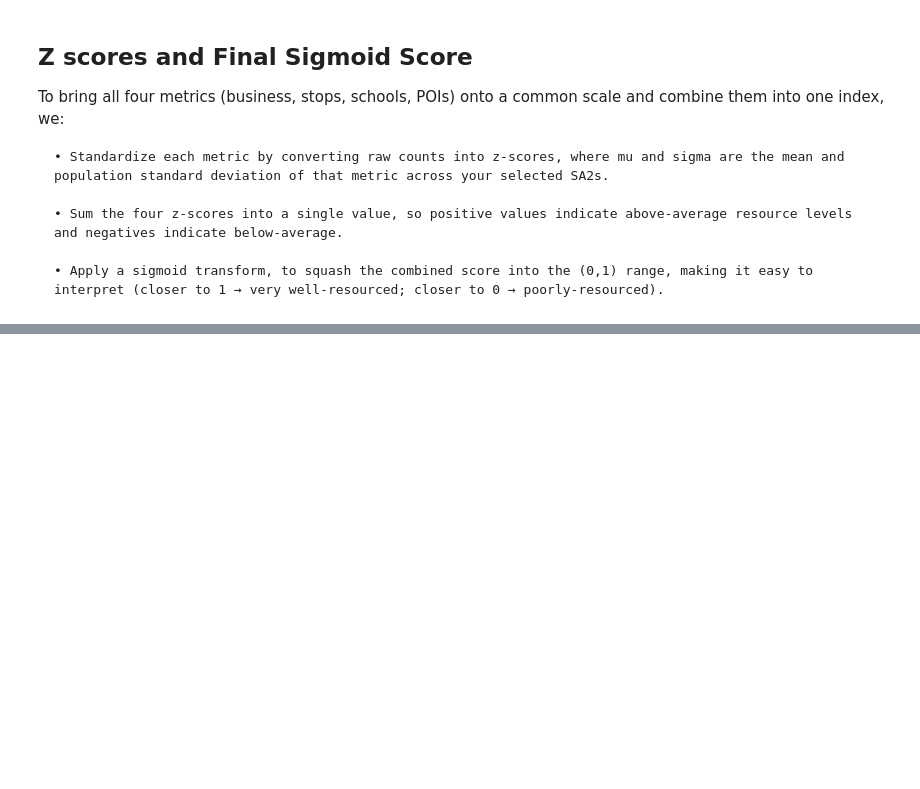
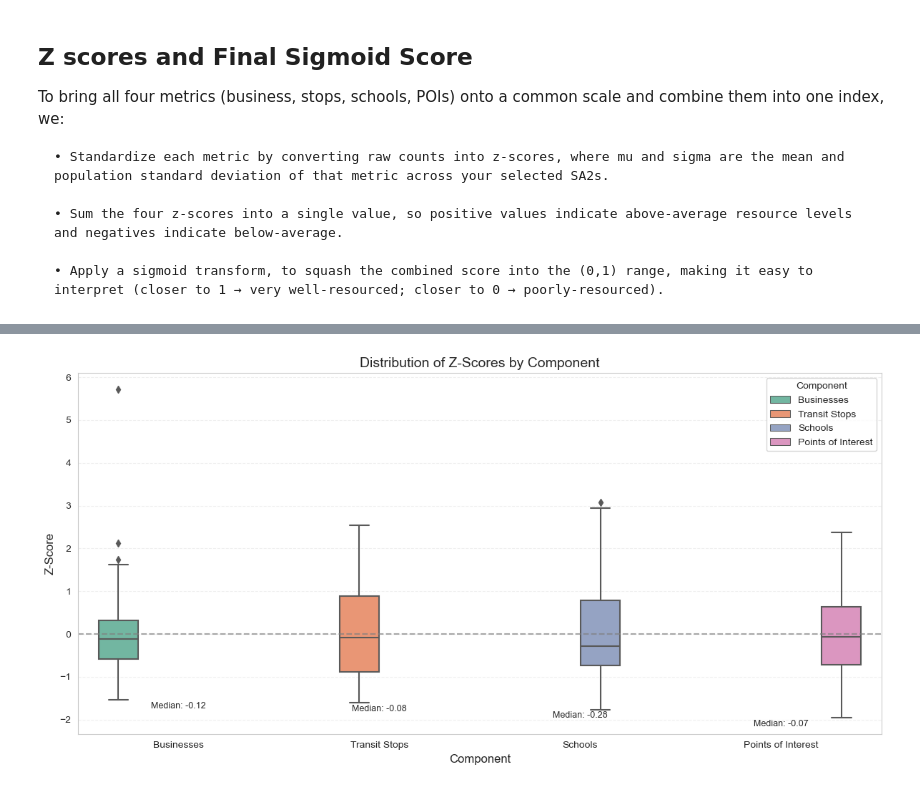
Before and after one commit to modithebest/DATA_ASSIGNMENT, a Jupyter notebook: task1.ipynb, the cells around one changed output, grey strips where cells are left out. Cells and saved outputs as stored; diff of their text form; code cells hidden in the pictures; blank space fills up the shorter version.

```diff
--- a/task1.ipynb
+++ b/task1.ipynb
@@ -990,0 +1198,56 @@ print(summary_df.head())
+# %%
+# Get the z-scores data
+components_df = pd.read_sql(text("""
+    SELECT
+        sa2_name,
+        z_business,
+        z_stops,
+        z_schools,
+        z_poi,
+        well_resourced_score
+    FROM public.sa2_summary
+    ORDER BY well_resourced_score DESC
+"""), conn)
+
+# Melt the dataframe for easier plotting
+melted_df = pd.melt(components_df,
+                    id_vars=['sa2_name', 'well_resourced_score'],
+                    value_vars=['z_business', 'z_stops', 'z_schools', 'z_poi'],
+                    var_name='Component',
+                    value_name='Z-Score')
+
+# Create more readable component names
+component_names = {
+    'z_business': 'Businesses',
+    'z_stops': 'Transit Stops',
+    'z_schools': 'Schools',
+    'z_poi': 'Points of Interest'
+}
+melted_df['Component'] = melted_df['Component'].map(component_names)
+
+# Plot the component contributions
+plt.figure(figsize=(12, 6))
+sns.boxplot(data=melted_df, x='Component', y='Z-Score', palette='Set2', hue='Component')
+plt.title('Distribution of Z-Scores by Component', fontsize=14)
+plt.xlabel('Component', fontsize=12)
+plt.ylabel('Z-Score', fontsize=12)
+
+# Add reference line at 0
+plt.axhline(0, color='gray', linestyle='--', alpha=0.7, label='Zero Reference')
+
+# Add a bit more context with grid
+plt.grid(axis='y', linestyle='--', alpha=0.3)
+
+# Add some statistics text
+for i, comp in enumerate(component_names.values()):
+    subset = melted_df[melted_df['Component'] == comp]['Z-Score']
+    median = subset.median()
+    plt.annotate(f'Median: {median:.2f}',
+                 xy=(i, subset.min() - 0.2),
+                 ha='center',
+                 fontsize=9)
+
+plt.tight_layout()
+plt.show()
+# %% [output]
+[figure, added]
```
Also changed, not shown: parts of 24 cells of this notebook.
